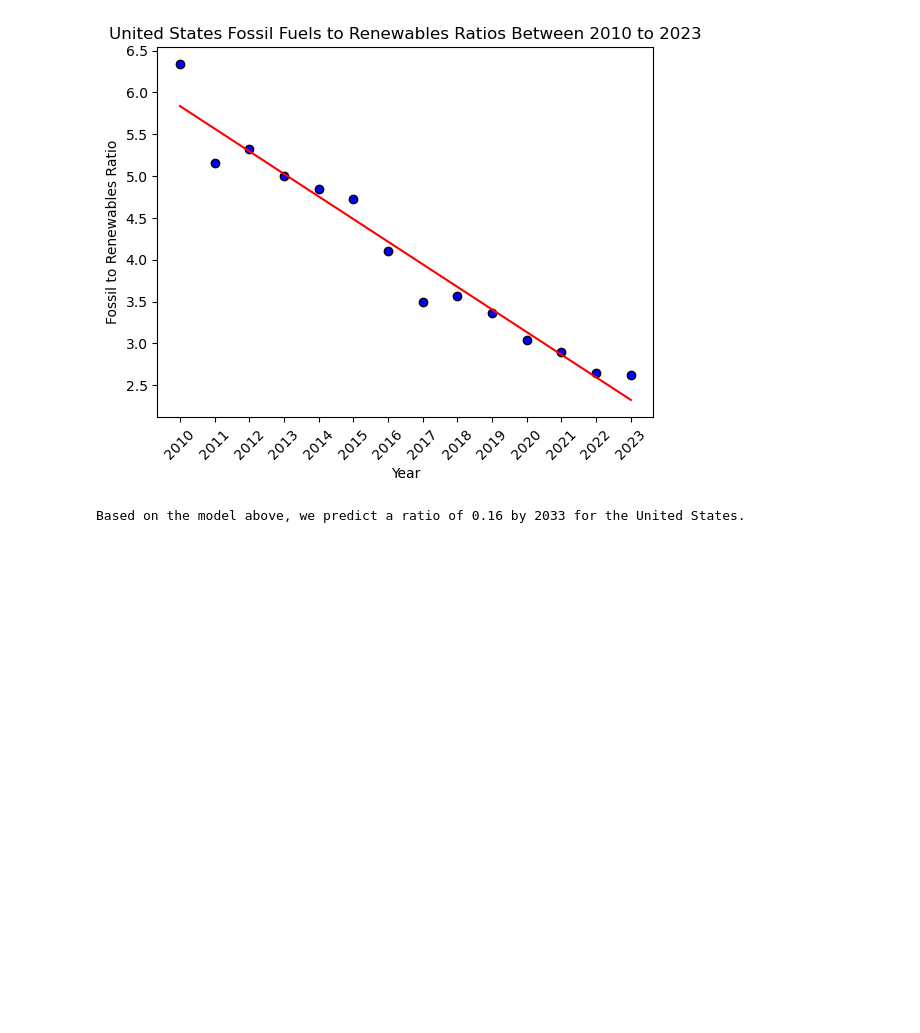
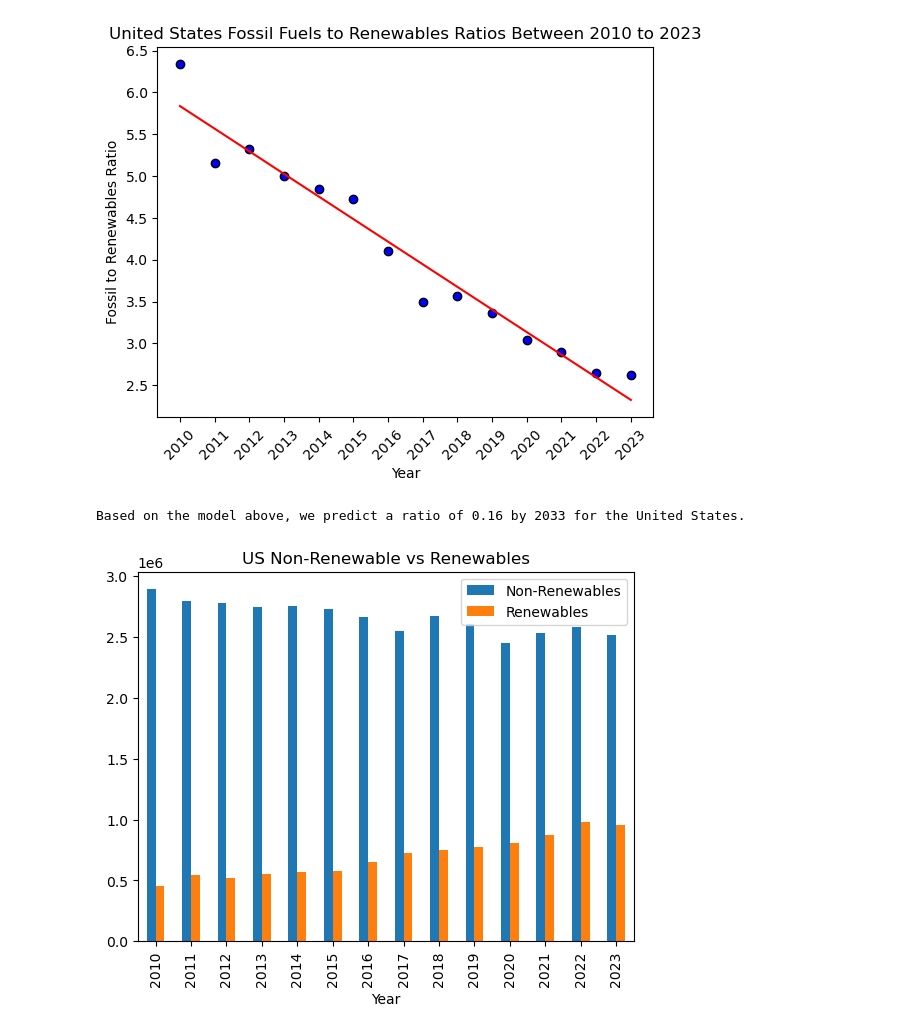
Before and after one commit to bburwinkel0721/Electric-Production, a Jupyter notebook: electricity_anaylsis.ipynb, the cells around one changed output. Cells and saved outputs as stored; diff of their text form; code cells hidden in the pictures; blank space fills up the shorter version.

Commit message:
Added in more of Rachels updates (china graph and us bar graph)

```diff
--- a/electricity_anaylsis.ipynb
+++ b/electricity_anaylsis.ipynb
@@ -692,3 +692,16 @@ future_ratio = -0.27 * 2033 + 549.07
 print(f'Based on the model above, we predict a ratio of {round(future_ratio, 2)} by 2033 for the United States.')
 # %% [output]
 Based on the model above, we predict a ratio of 0.16 by 2033 for the United States.
+# %%
+# United States Fossils and Renwables over the years
+us_non_vs_rew_df = fossil_renew_grouped_by_country_year[fossil_renew_grouped_by_country_year['country_name']=='United States'].drop(columns=['country_name', 'Non-Renewable to Renewable Ratio']).set_index('Year')
+us_non_vs_rew_df.plot(kind='bar')
+plt.title('US Non-Renewable vs Renewables')
+
+# Save plot as PNG
+fig.savefig('./output_data/US_fossil_vs_renewables_ratios')
+
+# Display Plot
+plt.show()
+# %% [output]
+[figure, added]
```
Also changed, not shown: parts of 3 cells of this notebook, 2 other files.
